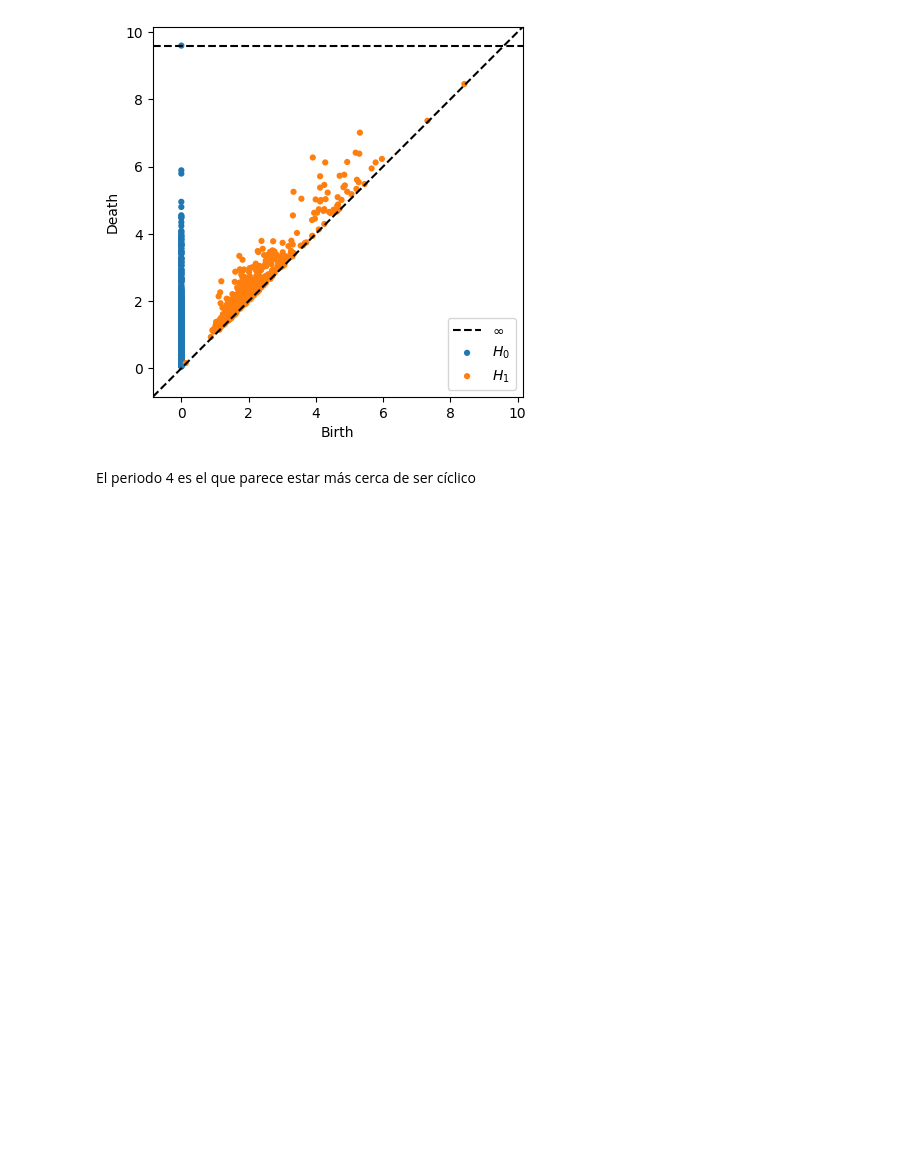
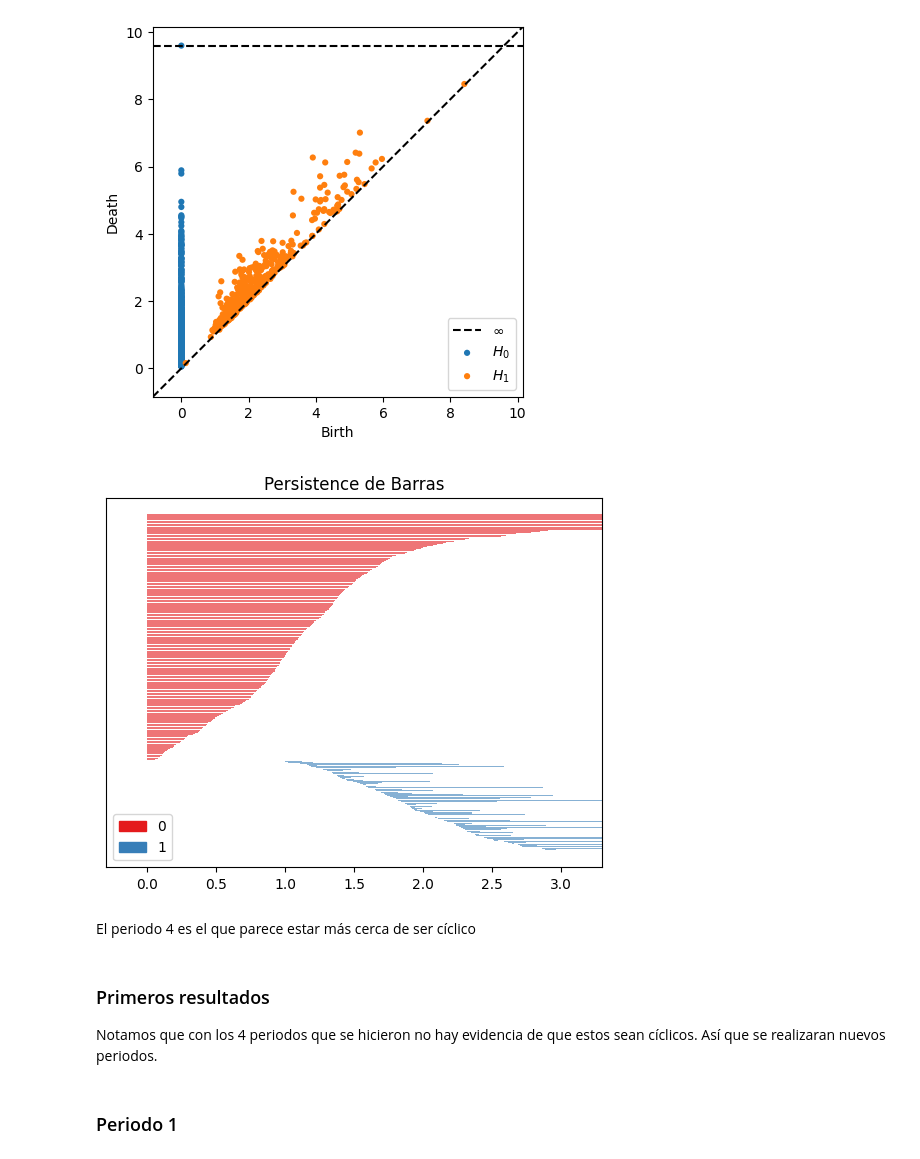
Before and after one commit to AndresOrantes/Examen-Pr-ctico-Consumo-de-Electricidad, a Jupyter notebook: NotebookExamenPractico.ipynb, the cells around one changed output. Cells and saved outputs as stored; diff of their text form; code cells hidden in the pictures; blank space fills up the shorter version.

```diff
--- a/NotebookExamenPractico.ipynb
+++ b/NotebookExamenPractico.ipynb
@@ -520,5 +547,17 @@ persim.plot_diagrams(
 )
 # %% [output]
 [figure]
+# %%
+skeletonCirc=gd.RipsComplex(points=y_periodic_embedded, max_edge_length = 3)
+Rips_simplex_tree_Circ = skeletonCirc.create_simplex_tree(max_dimension = 2)
+diag_inf = Rips_simplex_tree_Circ.persistence(min_persistence=0)
+gd.plot_persistence_barcode(diag_inf)
+plt.title(f'Persistence de Barras')
+plt.show()
+# %% [output]
+[figure, added]
 # %% [markdown]
 El periodo 4 es el que parece estar más cerca de ser cíclico
+# %% [markdown]
+### Primeros resultados
+Notamos que con los 4 periodos que se hicieron no hay evidencia de que estos sean cíclicos. Así que se realizaran nuevos periodos.
@@ -524,0 +571,2 @@ El periodo 4 es el que parece estar más cerca de ser cíclico
+# %% [markdown]
+### Periodo 1
```
Also changed, not shown: parts of 97 cells of this notebook, 1 other file.
